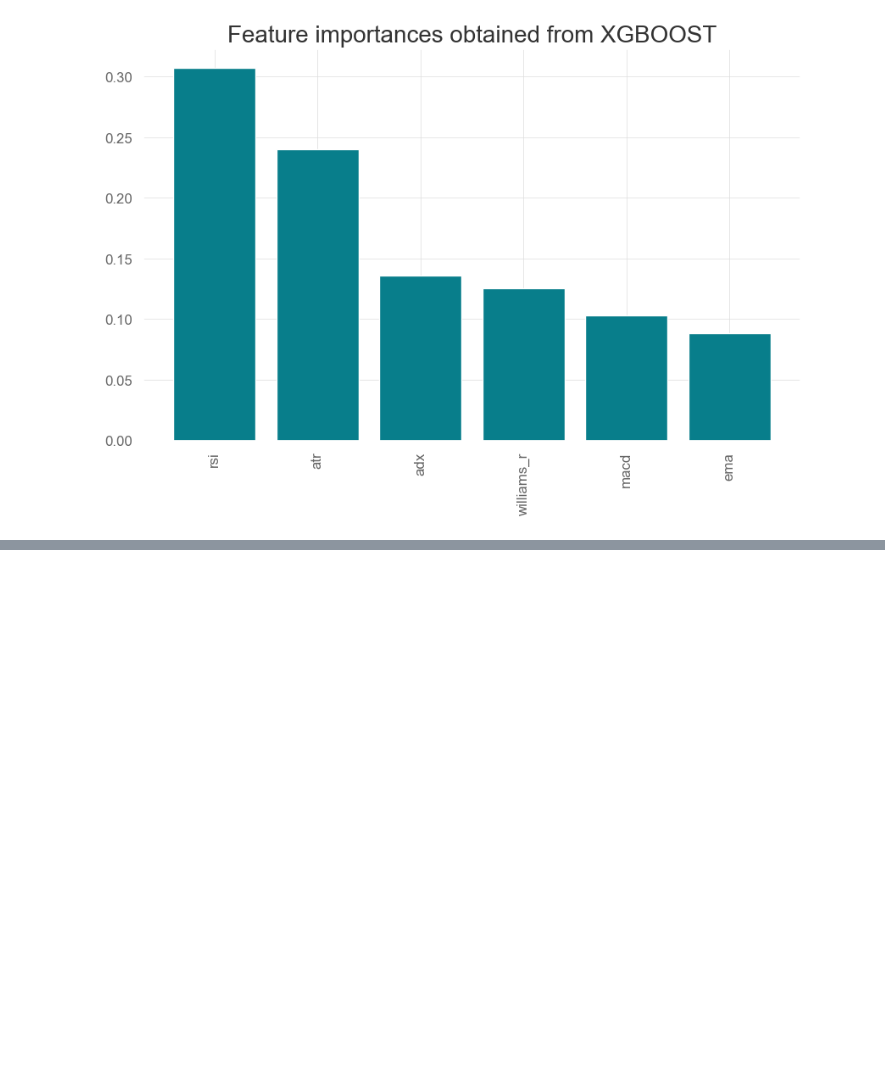
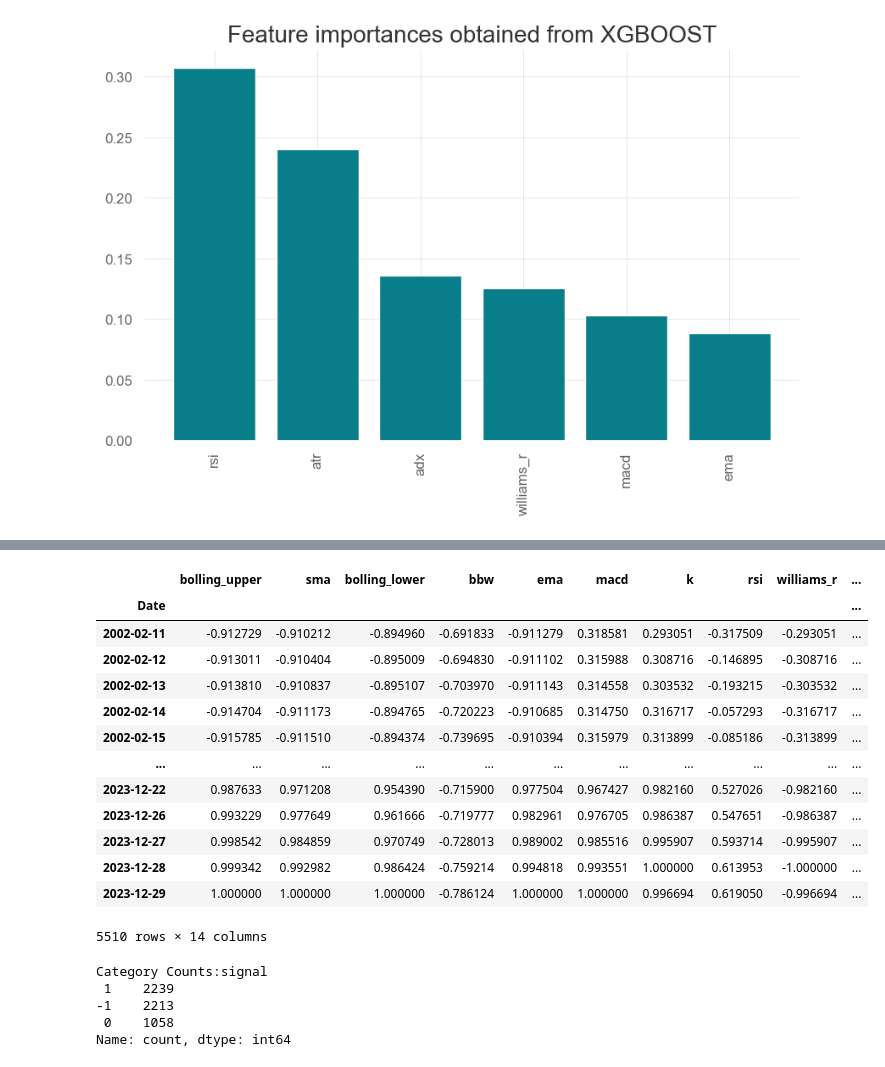
Before and after one commit to RashaJ90/Buy-Sell-Signals-XGBRegressor, a Jupyter notebook: notebooks/pre_processing.ipynb, the cells around one changed output, grey strips where cells are left out. Saved outputs shown, nothing was run; the diff lists cells and outputs as text; code cells hidden in the pictures; blank space fills up the shorter version.

```diff
--- a/notebooks/pre_processing.ipynb
+++ b/notebooks/pre_processing.ipynb
@@ -1049,0 +1074,49 @@ plt.show()
+# %%
+# Signal + 1 translates to buy signal, − 1 to sell signal and 0 to neutral signal.
+
+df_signals['signal'] = 0
+percentile_40 = df_signals['return'][:split].quantile(q=0.4)
+percentile_60 = df_signals['return'][:split].quantile(q=0.6)# .rolling(window=14)
+
+df_signals.loc[df_signals['return'] > percentile_60, 'signal']=1
+df_signals.loc[df_signals['return'] < percentile_40, 'signal']=-1
+df_signals
+
+# num_std=1
+# df_signals['signal'] = 0
+# rolling_mean = df_signals['adj_close'] .rolling(window=14).mean()
+# rolling_std = df_signals['adj_close'] .rolling(window=14).std()
+
+# # Calculate upper and lower bands
+# upper_band = rolling_mean + (rolling_std * num_std)
+# lower_band = rolling_mean - (rolling_std * num_std)
+# df_signals.loc[df_signals['adj_close'] < lower_band, 'signal']=1
+# df_signals.loc[df_signals['adj_close'] > upper_band, 'signal']=-1
+# df_signals
+# %% [output]
+|  | bolling_upper | sma | bolling_lower | bbw | ema | macd | k | rsi | williams_r | ... |
+| Date |  |  |  |  |  |  |  |  |  | ... |
+| 2002-02-11 | -0.912729 | -0.910212 | -0.894960 | -0.691833 | -0.911279 | 0.318581 | 0.293051 | -0.317509 | -0.293051 | ... |
+| 2002-02-12 | -0.913011 | -0.910404 | -0.895009 | -0.694830 | -0.911102 | 0.315988 | 0.308716 | -0.146895 | -0.308716 | ... |
+| 2002-02-13 | -0.913810 | -0.910837 | -0.895107 | -0.703970 | -0.911143 | 0.314558 | 0.303532 | -0.193215 | -0.303532 | ... |
+| 2002-02-14 | -0.914704 | -0.911173 | -0.894765 | -0.720223 | -0.910685 | 0.314750 | 0.316717 | -0.057293 | -0.316717 | ... |
+| 2002-02-15 | -0.915785 | -0.911510 | -0.894374 | -0.739695 | -0.910394 | 0.315979 | 0.313899 | -0.085186 | -0.313899 | ... |
+| ... | ... | ... | ... | ... | ... | ... | ... | ... | ... | ... |
+| 2023-12-22 | 0.987633 | 0.971208 | 0.954390 | -0.715900 | 0.977504 | 0.967427 | 0.982160 | 0.527026 | -0.982160 | ... |
+| 2023-12-26 | 0.993229 | 0.977649 | 0.961666 | -0.719777 | 0.982961 | 0.976705 | 0.986387 | 0.547651 | -0.986387 | ... |
+| 2023-12-27 | 0.998542 | 0.984859 | 0.970749 | -0.728013 | 0.989002 | 0.985516 | 0.995907 | 0.593714 | -0.995907 | ... |
+| 2023-12-28 | 0.999342 | 0.992982 | 0.986424 | -0.759214 | 0.994818 | 0.993551 | 1.000000 | 0.613953 | -1.000000 | ... |
+| 2023-12-29 | 1.000000 | 1.000000 | 1.000000 | -0.786124 | 1.000000 | 1.000000 | 0.996694 | 0.619050 | -0.996694 | ... |
+5510 rows × 14 columns
+# %%
+X = df_signals.drop(['signal','adj_close', 'return'], axis=1)
+y = df_signals['signal']
+category_counts = df_signals['signal'].value_counts()
+
+print(f"Category Counts:{category_counts}")
+# %% [output]
+Category Counts:signal
+ 1    2239
+-1    2213
+ 0    1058
+Name: count, dtype: int64
```
Also changed, not shown: parts of 10 cells of this notebook, 13 other files.
